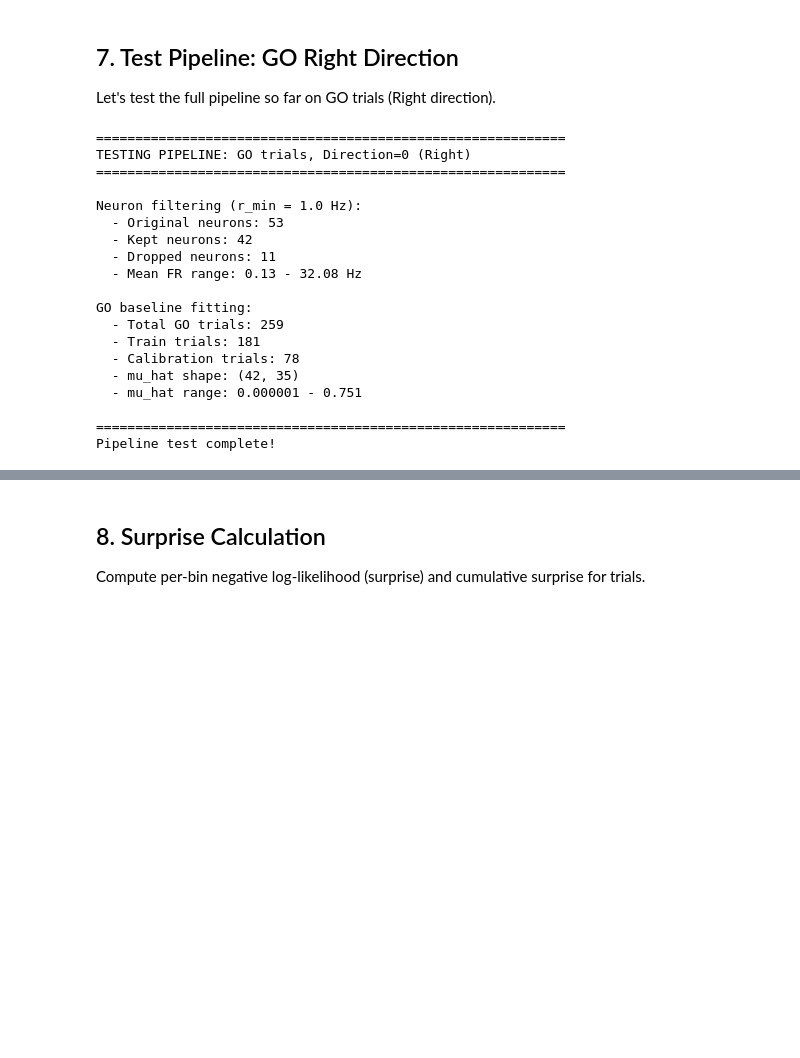
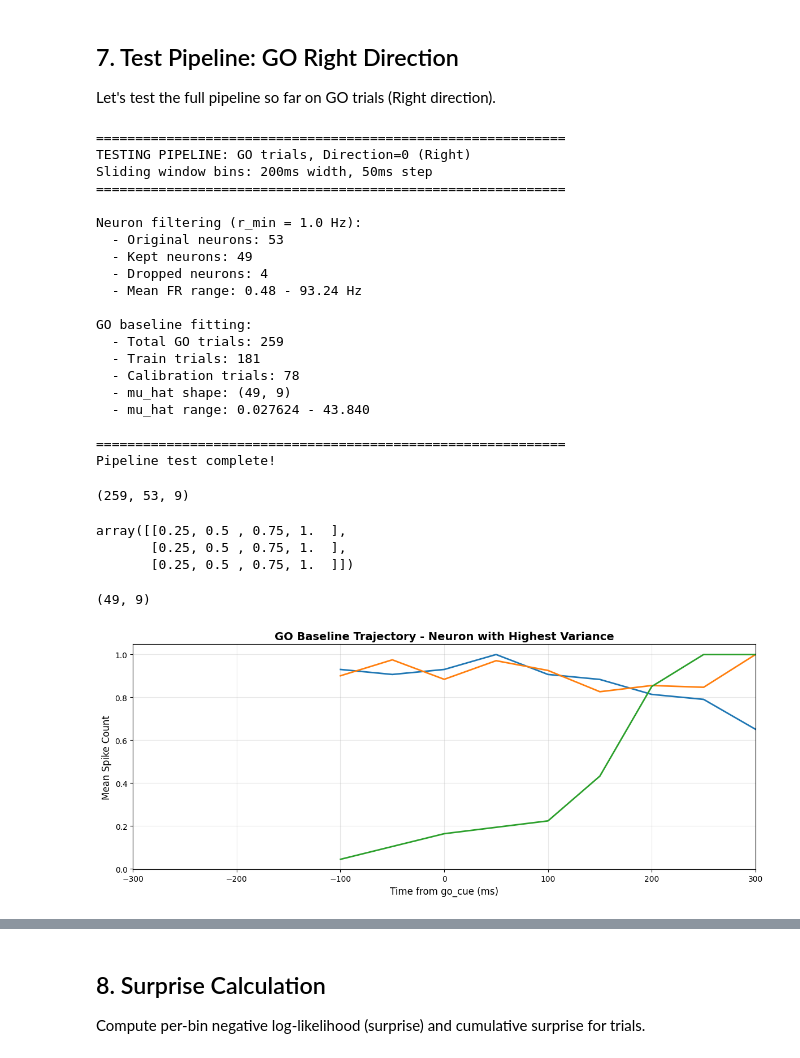
Before and after one commit to barrackHa/Population-Analysis, a Jupyter notebook: population_analysis/trajectory_divergence/neural_traj_divergence_poisson_analysis.ipynb, the cells around one changed output, grey strips where cells are left out. Saved outputs shown, nothing was run; the diff lists cells and outputs as text; code cells hidden in the pictures; blank space fills up the shorter version.

```diff
--- a/population_analysis/trajectory_divergence/neural_traj_divergence_poisson_analysis.ipynb
+++ b/population_analysis/trajectory_divergence/neural_traj_divergence_poisson_analysis.ipynb
@@ -404,13 +451,15 @@ GO baseline fitting function defined!
 Let's test the full pipeline so far on GO trials (Right direction).
 # %%
 # Analysis parameters
-epok = [-50, 300]
-bin_size = 10
-r_min = 1.0  # Hz
+epok = [-300, 300]
+bin_size = 200  # Bin width in ms
+bin_step = 50   # Bin step size in ms (sliding windows)
+r_min = 1.0    # Hz
 direction = 0  # Right
 
 print("=" * 60)
 print(f"TESTING PIPELINE: GO trials, Direction={direction} (Right)")
+print(f"Sliding window bins: {bin_size}ms width, {bin_step}ms step")
 print("=" * 60)
 
 # Step 1: Bin GO trials
@@ -420,7 +469,8 @@ go_binned = bin_spikes_for_trials(
     direction=direction,
     success_only=True,
     epok=epok,
-    bin_size=bin_size
+    bin_size=bin_size,
+    bin_step=bin_step
 )
 
 # Step 2: Filter low-firing neurons
@@ -434,20 +484,55 @@ print("Pipeline test complete!")
 # %% [output]
 ============================================================
 TESTING PIPELINE: GO trials, Direction=0 (Right)
+Sliding window bins: 200ms width, 50ms step
 ============================================================
 
 Neuron filtering (r_min = 1.0 Hz):
   - Original neurons: 53
-  - Kept neurons: 42
-  - Dropped neurons: 11
-  - Mean FR range: 0.13 - 32.08 Hz
+  - Kept neurons: 49
+  - Dropped neurons: 4
+  - Mean FR range: 0.48 - 93.24 Hz
 
 GO baseline fitting:
   - Total GO trials: 259
   - Train trials: 181
   - Calibration trials: 78
-  - mu_hat shape: (42, 35)
-  - mu_hat range: 0.000001 - 0.751
+  - mu_hat shape: (49, 9)
+  - mu_hat range: 0.027624 - 43.840
 
 ============================================================
 Pipeline test complete!
+# %%
+go_binned.keys()
+# go_binned['train_indices']
+go_binned['counts'].shape
+# %% [output]
+(259, 53, 9)
+# %%
+a = np.array([[1,2,3,4], [1,2,3,4], [1,2,3,4]])
+a / a.max(axis=1, keepdims=True)
+# %% [output]
+array([[0.25, 0.5 , 0.75, 1.  ],
+       [0.25, 0.5 , 0.75, 1.  ],
+       [0.25, 0.5 , 0.75, 1.  ]])
+# %%
+tmp_mu = go_baseline['mu_hat'] / go_baseline['mu_hat'].max(axis=1, keepdims=True)
+go_baseline['mu_hat'].shape
+# %% [output]
+(49, 9)
+# %%
+go_baseline.keys()
+top_mu = go_baseline['mu_hat'][go_baseline['mu_hat'].var(axis=1).argmax()]
+plt.figure(figsize=(12, 5))
+# plt.plot(go_filtered['bin_centers'], top_mu, linewidth=2)
+# plt.plot(go_filtered['bin_centers'], go_baseline['mu_hat'].T, linewidth=2)
+plt.plot(go_filtered['bin_centers'], tmp_mu[:3].T, linewidth=2)
+plt.xlabel('Time from go_cue (ms)', fontsize=12)
+plt.ylabel('Mean Spike Count', fontsize=12)
+plt.title('GO Baseline Trajectory - Neuron with Highest Variance', fontsize=14, fontweight='bold')
+plt.grid(True, alpha=0.3)
+plt.xlim(epok[0], epok[1])
+plt.tight_layout()
+plt.show()
+# %% [output]
+[figure, added]
```
Also changed, not shown: parts of 12 cells of this notebook.
